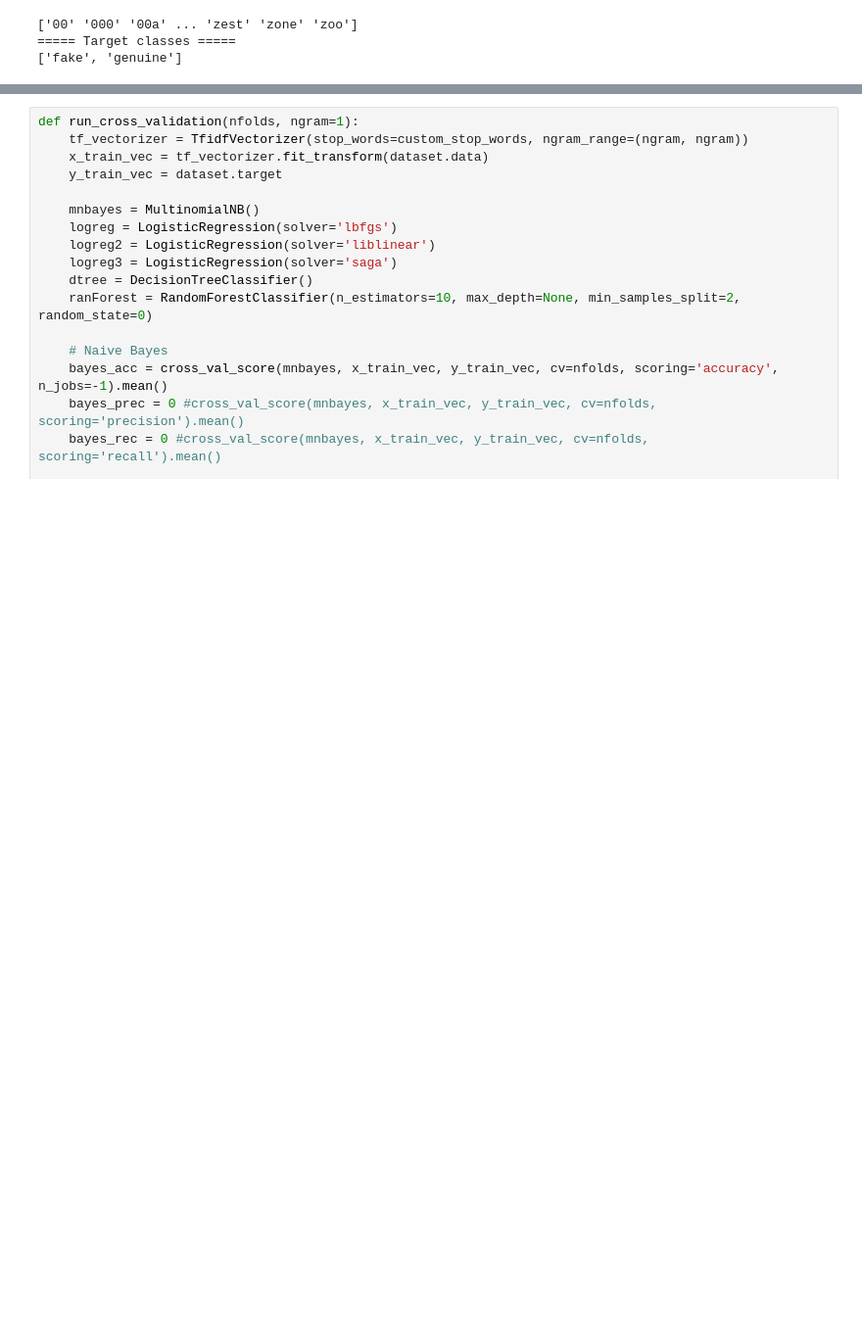
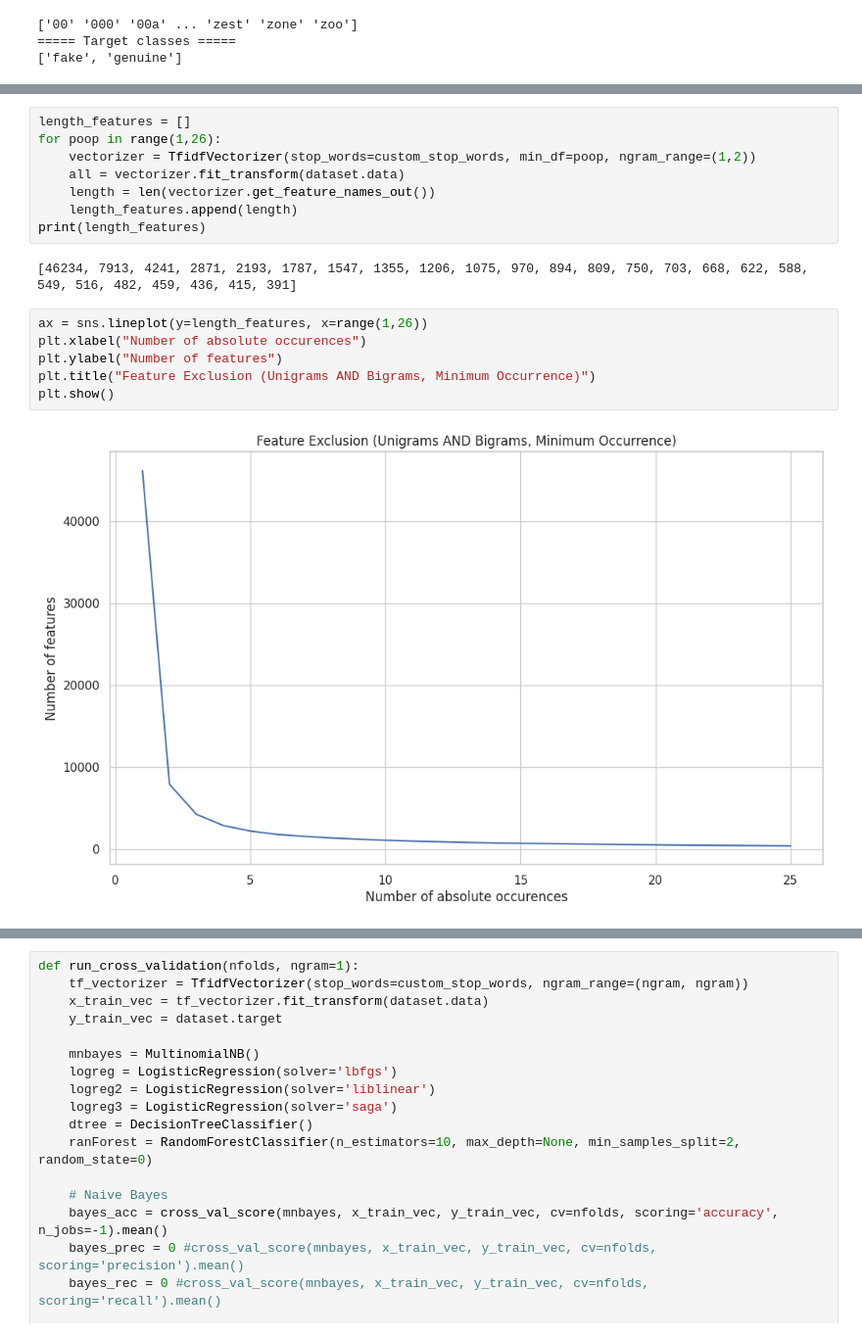
Before and after one commit to gusluchetti/uu-ai-data-mining, a Jupyter notebook: pa2/Practical Assignment 2.ipynb, the cells around one changed output, grey strips where cells are left out. Shown at 98% size. Cells and saved outputs as stored; diff of their text form; blank space fills up the shorter version.

```diff
--- a/pa2/Practical Assignment 2.ipynb
+++ b/pa2/Practical Assignment 2.ipynb
@@ -78,2 +75,20 @@ plt.show()
+# %%
+length_features = []
+for poop in range(1,26):
+    vectorizer = TfidfVectorizer(stop_words=custom_stop_words, min_df=poop, ngram_range=(1,2))
+    all = vectorizer.fit_transform(dataset.data)
+    length = len(vectorizer.get_feature_names_out())
+    length_features.append(length)
+print(length_features)
+# %% [output]
+[46234, 7913, 4241, 2871, 2193, 1787, 1547, 1355, 1206, 1075, 970, 894, 809, 750, 703, 668, 622, 588, 549, 516, 482, 459, 436, 415, 391]
+# %%
+ax = sns.lineplot(y=length_features, x=range(1,26))
+plt.xlabel("Number of absolute occurences")
+plt.ylabel("Number of features")
+plt.title("Feature Exclusion (Unigrams AND Bigrams, Minimum Occurrence)")
+plt.show()
+# %% [output]
+[figure, added]
 # %%
 dataset
```
Also changed, not shown: parts of 20 cells of this notebook.
